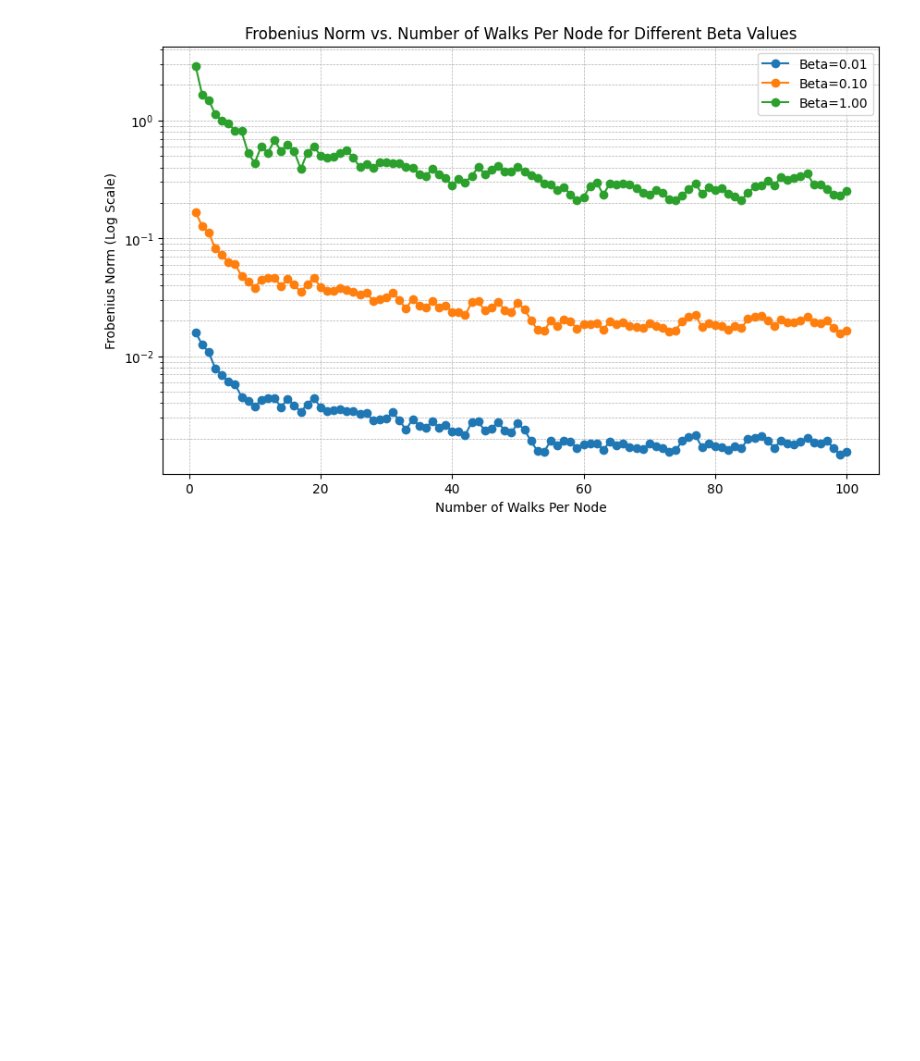
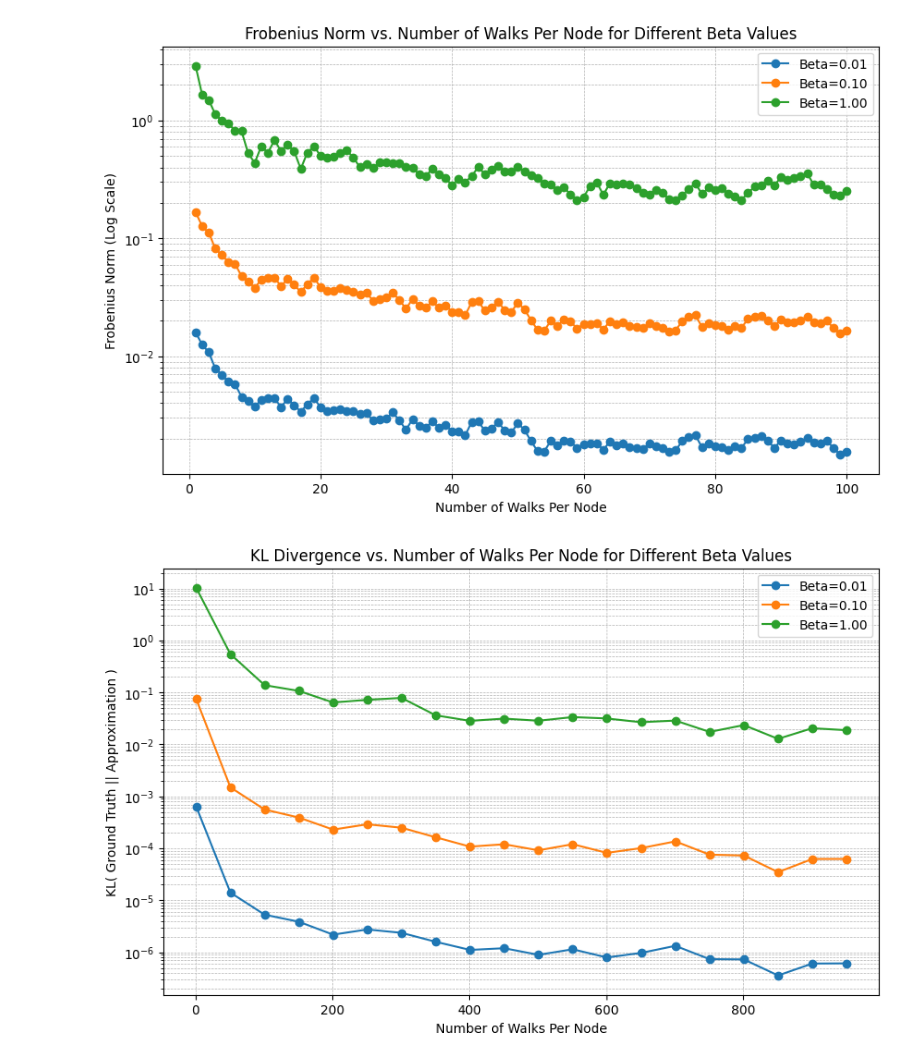
Before and after one commit to MatthewZhang473/Efficient-Gaussian-Process-on-Graphs, a Jupyter notebook: experiments/convergence_tests/test_convergence_fast_grf.ipynb, the cells around one changed output. Drawn from its saved outputs; the diff is of its cells as text; code cells hidden in the pictures; blank space fills up the shorter version.

Commit message:
Introduced the KL Divergence Metric for measuring the difference GRF estimated kernel.

```diff
--- a/experiments/convergence_tests/test_convergence_fast_grf.ipynb
+++ b/experiments/convergence_tests/test_convergence_fast_grf.ipynb
@@ -136,3 +136,79 @@ beta_values = [0.01,0.1,1]  # List of beta values to compare
 plot_frobenius_norm(adjacency_matrix, p_halt=0.1, beta_values=beta_values)
 # %% [output]
 [figure]
+# %%
+def kl_gaussian_zero_mean(Sigma1: np.ndarray, Sigma2: np.ndarray) -> float:
+    """
+    Compute the KL divergence D_KL(N(0, Sigma1) || N(0, Sigma2)).
+
+    D_KL(N(0, Sigma1) || N(0, Sigma2)) =
+        0.5 * [ trace(Sigma2^-1 * Sigma1) - d + ln(|Sigma2| / |Sigma1|) ]
+
+    Args:
+        Sigma1 (np.ndarray): Covariance matrix (d x d) for the first Gaussian.
+        Sigma2 (np.ndarray): Covariance matrix (d x d) for the second Gaussian.
+
+    Returns:
+        float: KL divergence (a non-negative scalar).
+
+    Raises:
+        np.linalg.LinAlgError: If Sigma2 is singular.
+    """
+    d = Sigma1.shape[0]
+    inv_Sigma2 = np.linalg.inv(Sigma2)  # Might raise LinAlgError if singular
+
+    # trace( inv_Sigma2 * Sigma1 )
+    trace_term = np.trace(inv_Sigma2 @ Sigma1)
+
+    # ln( det(Sigma2) / det(Sigma1) )
+    sign1, logdet1 = np.linalg.slogdet(Sigma1)
+    sign2, logdet2 = np.linalg.slogdet(Sigma2)
+    log_det_ratio = logdet2 - logdet1  # = ln|Sigma2| - ln|Sigma1|
+
+    kl_div = 0.5 * (trace_term - d + log_det_ratio)
+    return kl_div
+
+def plot_kl_divergence(adjacency_matrix, p_halt, beta_values, max_walks_per_node=100):
+    # Precompute ground truth for all betas
+    ground_truths = {
+        beta: diffusion_kernel(adjacency_matrix, beta)
+        for beta in beta_values
+    }
+
+    # Range of walks per node
+    walks_range = range(1, max_walks_per_node + 1, 50)
+
+    plt.figure(figsize=(10, 6))
+
+    for beta in beta_values:
+        kl_values = []
+        ground_truth_cov = ground_truths[beta]
+
+        for walks_per_node in walks_range:
+            approx_cov = fast_diffusion_grf_kernel(
+                adjacency_matrix,
+                walks_per_node,
+                p_halt,
+                max_walk_length=30,
+                beta=beta
+            )
+
+            # Compute KL from ground_truth to approx
+            kl_val = kl_gaussian_zero_mean(ground_truth_cov, approx_cov)
+            kl_values.append(kl_val)
+
+        plt.plot(walks_range, kl_values, marker='o', label=f"Beta={beta:.2f}")
+
+    plt.title("KL Divergence vs. Number of Walks Per Node for Different Beta Values")
+    plt.xlabel("Number of Walks Per Node")
+    plt.ylabel("KL( Ground Truth || Approximation )")
+    plt.yscale("log")  # Optional: log scale for easier visualization
+    plt.grid(True, which="both", linestyle="--", linewidth=0.5)
+    plt.legend()
+    plt.show()
+
+# Example usage:
+beta_values = [0.01, 0.1, 1.0]
+plot_kl_divergence(adjacency_matrix, p_halt=0.1, beta_values=beta_values, max_walks_per_node=1000)
+# %% [output]
+[figure, added]
```
